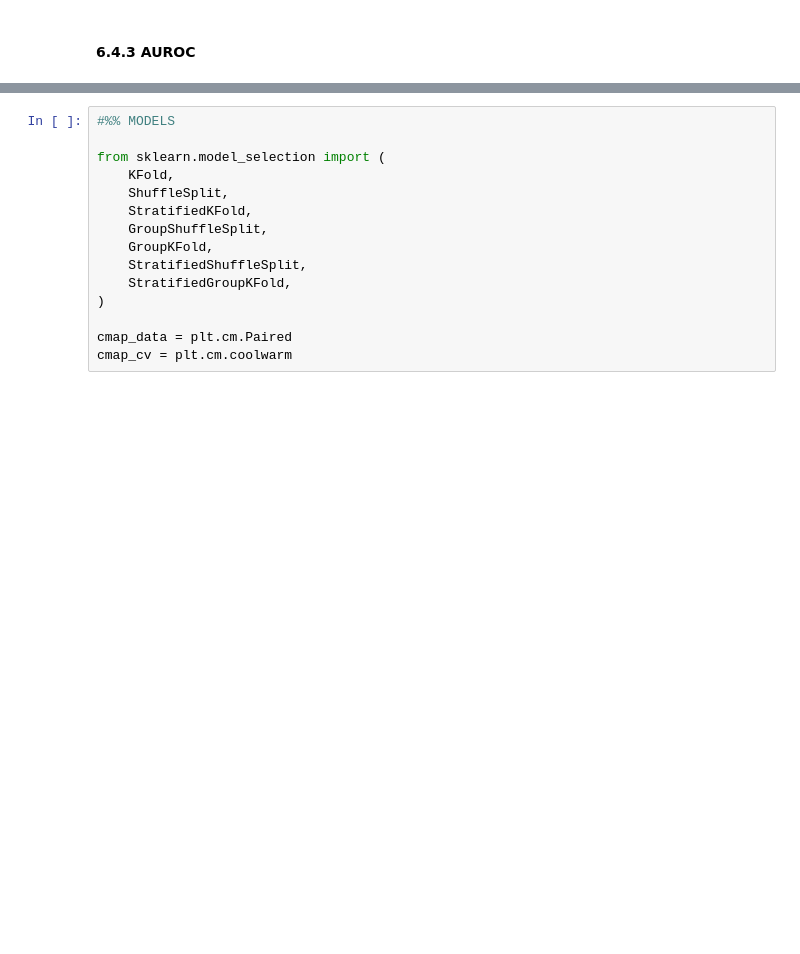
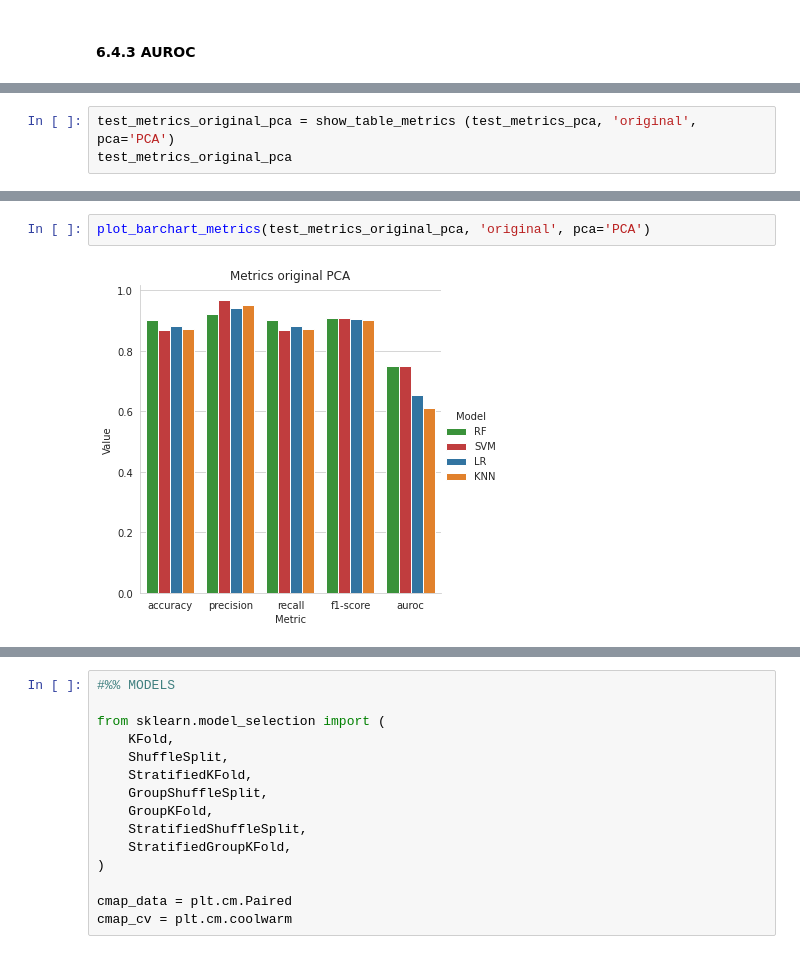
Before and after one commit to andrerubeis/andrerubeis, a Jupyter notebook: final_project_MML.ipynb, the cells around one changed output, grey strips where cells are left out. Saved outputs shown, nothing was run; the diff lists cells and outputs as text; blank space fills up the shorter version.

```diff
--- a/final_project_MML.ipynb
+++ b/final_project_MML.ipynb
@@ -1806,0 +1811,3 @@ RF - AUROC PCA SMOTETomekLinks:  0.8136851704836652
+# %%
+test_metrics_original_pca = show_table_metrics (test_metrics_pca, 'original', pca='PCA')
+test_metrics_original_pca
@@ -1821,0 +1917,4 @@ sns.histplot(x = met,y=lr_metrics['original'])
+# %%
+plot_barchart_metrics(test_metrics_original_pca, 'original', pca='PCA')
+# %% [output]
+[figure, added]
```
Also changed, not shown: parts of 61 cells of this notebook.
